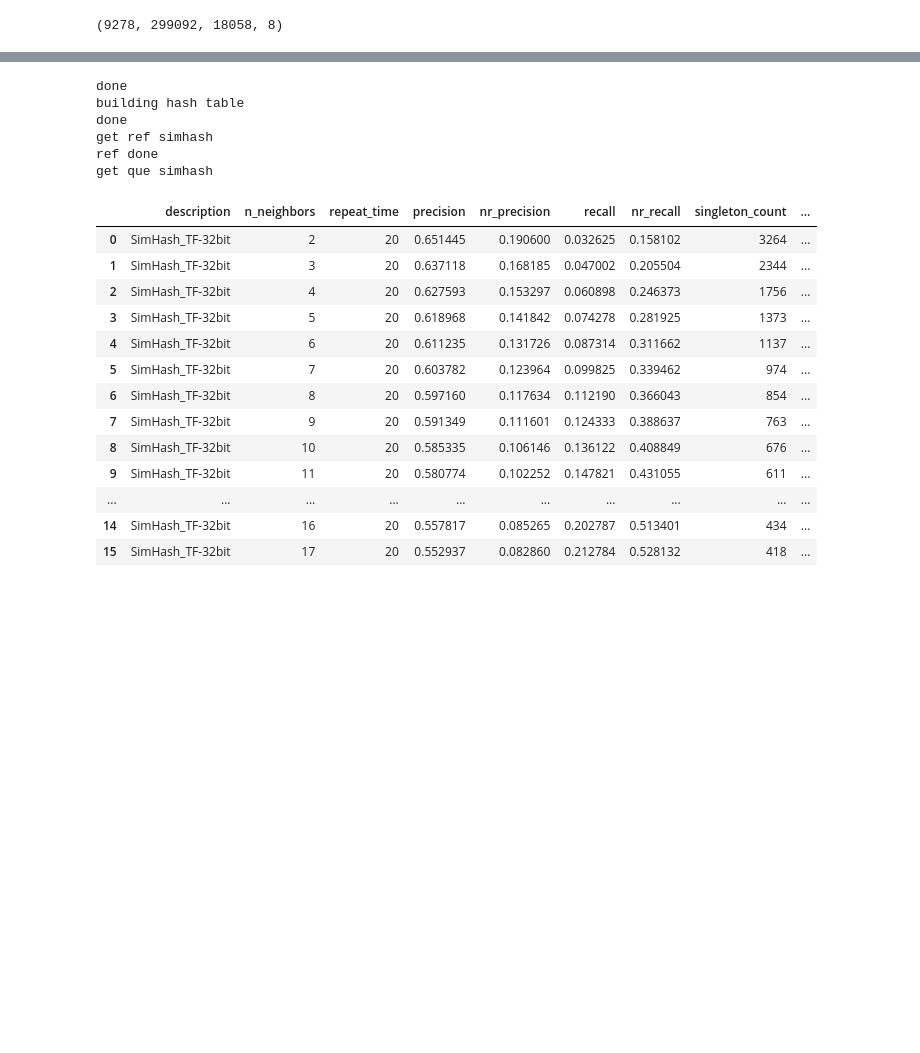
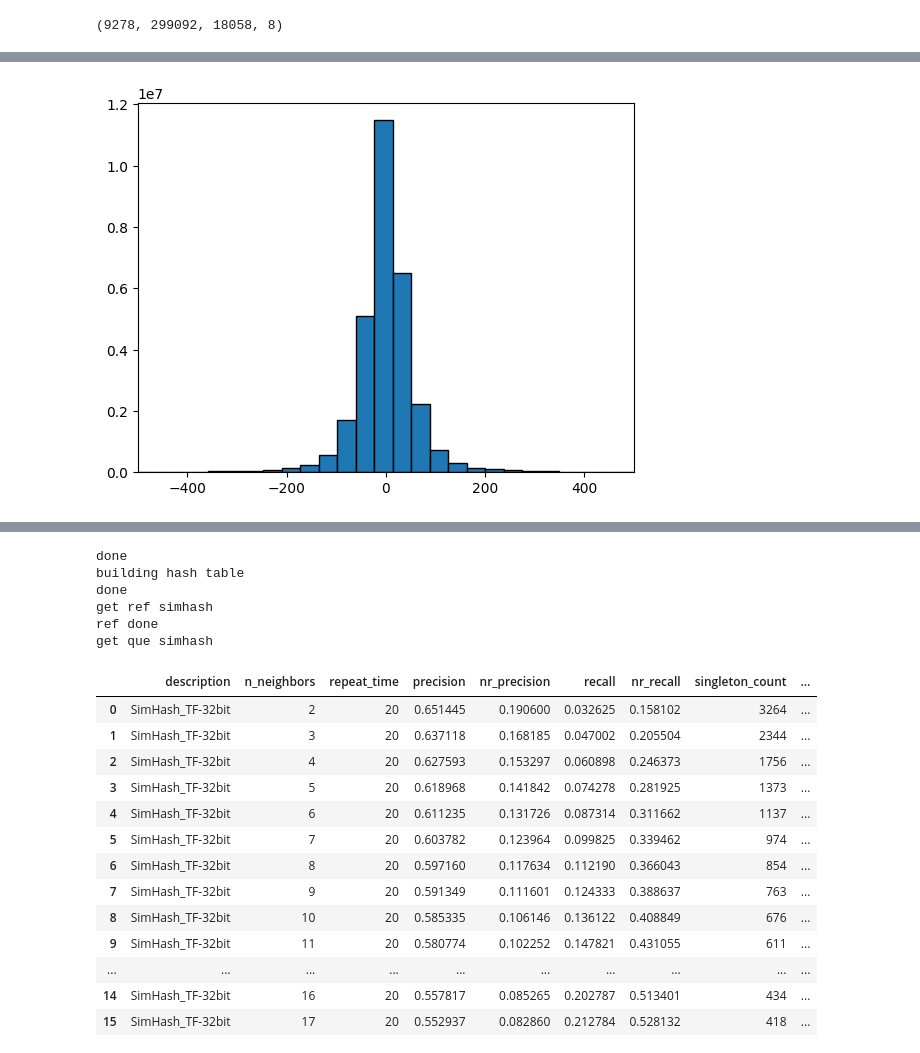
Before and after one commit to jzhang-dev/kNN-overlap-finder, a Jupyter notebook: notebooks/simhash/real_IGK simhash-64bit.ipynb, the cells around one changed output, grey strips where cells are left out. Saved outputs shown, nothing was run; the diff lists cells and outputs as text; code cells hidden in the pictures; blank space fills up the shorter version.

```diff
--- a/notebooks/simhash/real_IGK simhash-64bit.ipynb
+++ b/notebooks/simhash/real_IGK simhash-64bit.ipynb
@@ -97,0 +226,11 @@ len(reference_graph.nodes), len(reference_graph.edges), len(nr_edges), connected
+# %%
+mysim = NewSimHash()
+hash_table = mysim._get_hash_table(1044194,400,5420)
+newsim = feature_matrix@hash_table
+flattened_matrix = newsim.flatten()
+# %%
+plt.hist(flattened_matrix, bins=100, edgecolor='black')
+plt.xlim(-500,500)
+plt.show()
+# %% [output]
+[figure, added]
```
Also changed, not shown: parts of 16 cells of this notebook, 19 other files.
